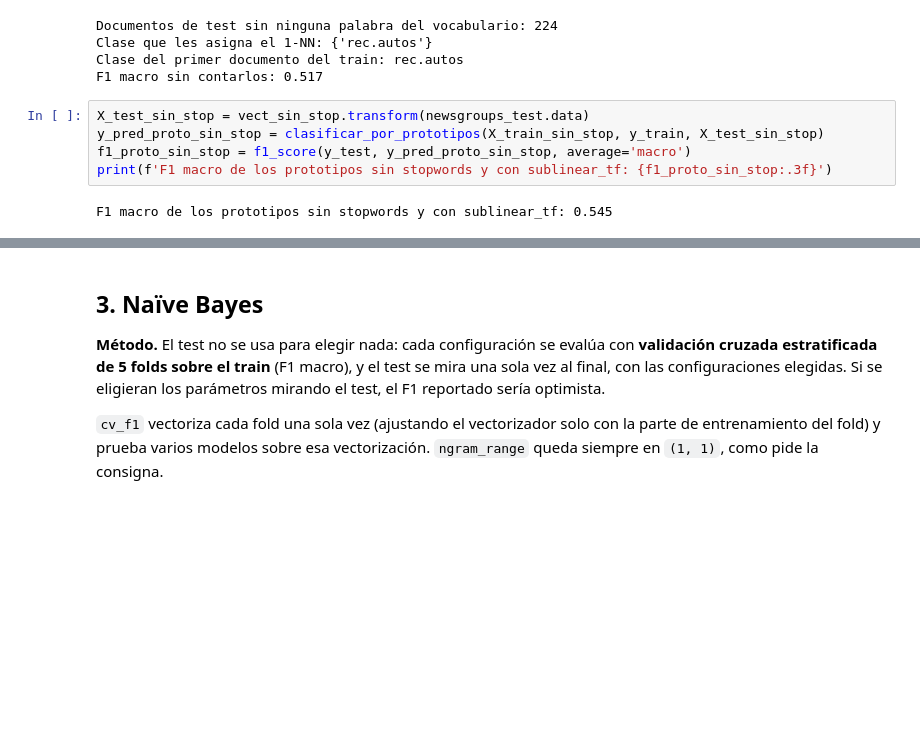
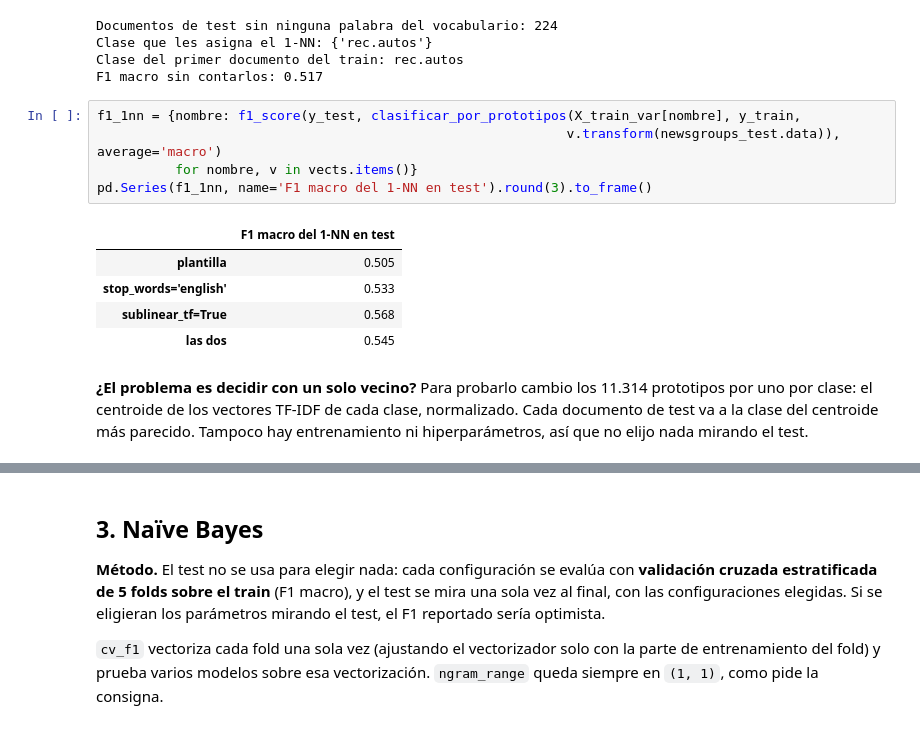
Before and after one commit to rodrigoenzohernandez/CEIA-procesamiento-lenguaje-natural, a Jupyter notebook: desafios/01-vectorizacion/desafio-1.ipynb, the cells around one changed output, grey strips where cells are left out. Saved outputs shown, nothing was run; the diff lists cells and outputs as text; blank space fills up the shorter version.

```diff
--- a/desafios/01-vectorizacion/desafio-1.ipynb
+++ b/desafios/01-vectorizacion/desafio-1.ipynb
@@ -426,10 +444,16 @@ Documentos de test sin ninguna palabra del vocabulario: 224
 Clase que les asigna el 1-NN: {'rec.autos'}
 Clase del primer documento del train: rec.autos
 F1 macro sin contarlos: 0.517
-# %%
-X_test_sin_stop = vect_sin_stop.transform(newsgroups_test.data)
-y_pred_proto_sin_stop = clasificar_por_prototipos(X_train_sin_stop, y_train, X_test_sin_stop)
-f1_proto_sin_stop = f1_score(y_test, y_pred_proto_sin_stop, average='macro')
-print(f'F1 macro de los prototipos sin stopwords y con sublinear_tf: {f1_proto_sin_stop:.3f}')
-# %% [output]
-F1 macro de los prototipos sin stopwords y con sublinear_tf: 0.545
+# %%
+f1_1nn = {nombre: f1_score(y_test, clasificar_por_prototipos(X_train_var[nombre], y_train,
+                                                            v.transform(newsgroups_test.data)), average='macro')
+          for nombre, v in vects.items()}
+pd.Series(f1_1nn, name='F1 macro del 1-NN en test').round(3).to_frame()
+# %% [output]
+|  | F1 macro del 1-NN en test |
+| plantilla | 0.505 |
+| stop_words='english' | 0.533 |
+| sublinear_tf=True | 0.568 |
+| las dos | 0.545 |
+# %% [markdown]
+**¿El problema es decidir con un solo vecino?** Para probarlo cambio los 11.314 prototipos por uno por clase: el centroide de los vectores TF-IDF de cada clase, normalizado. Cada documento de test va a la clase del centroide más parecido. Tampoco hay entrenamiento ni hiperparámetros, así que no elijo nada mirando el test.
```
Also changed, not shown: parts of 24 cells of this notebook, 5 other files.
